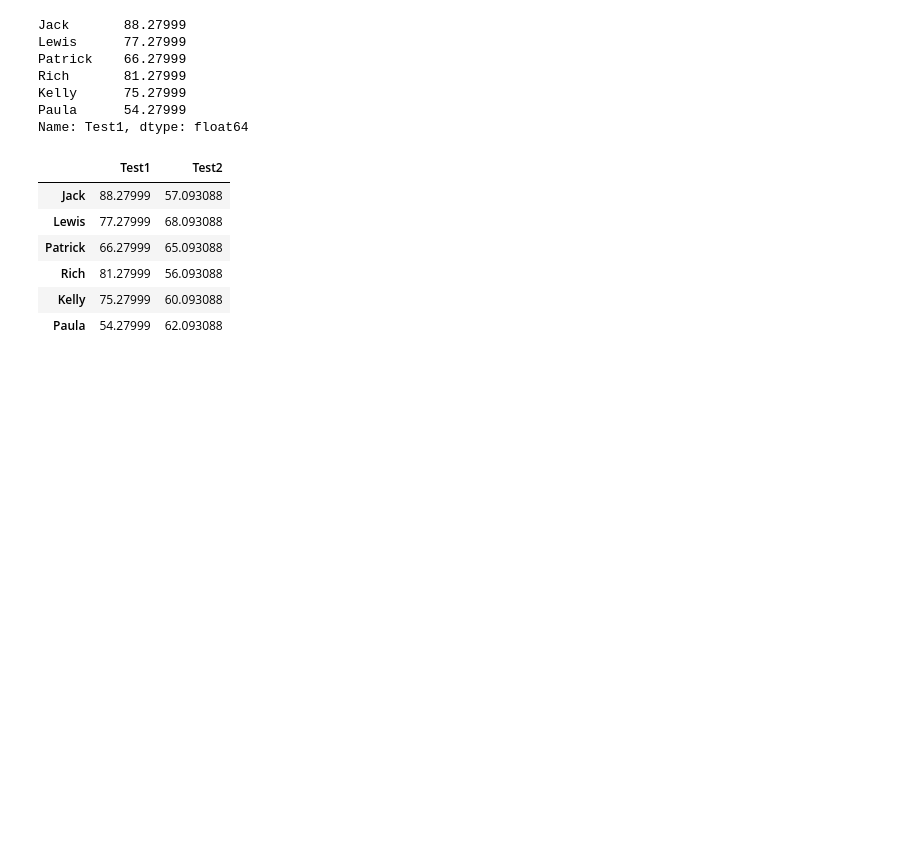
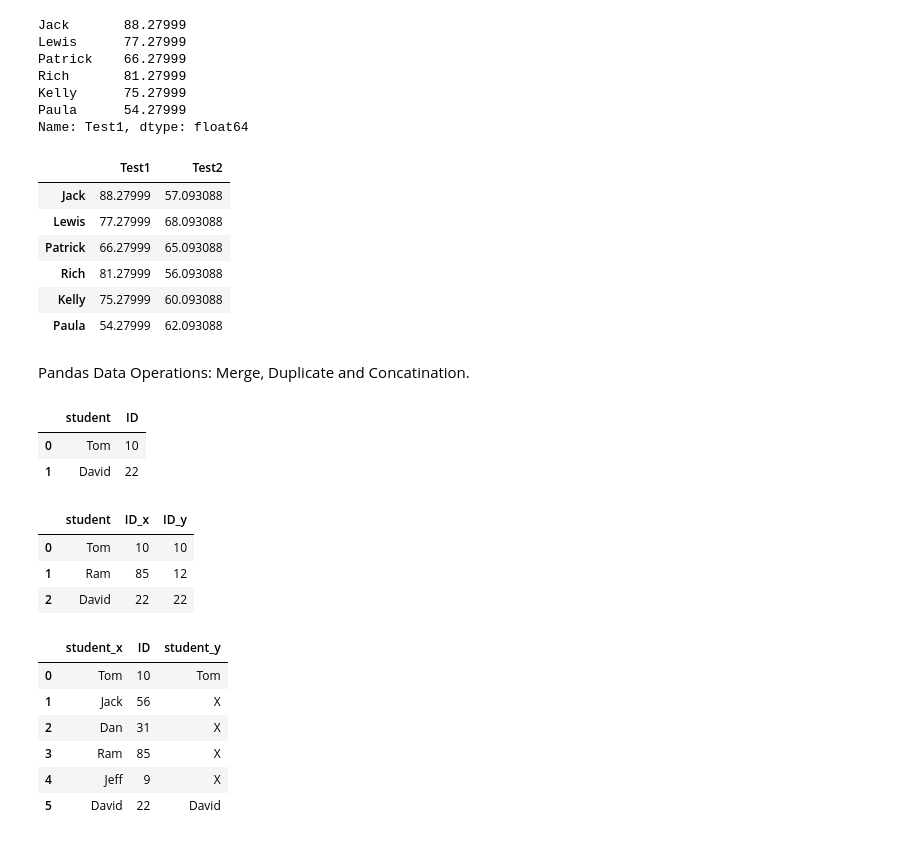
Before and after one commit to shubhpanchal/Pandas, a Jupyter notebook: Pandas.ipynb, the cells around one changed output. Saved outputs shown, nothing was run; the diff lists cells and outputs as text; code cells hidden in the pictures; blank space fills up the shorter version.

```diff
--- a/Pandas.ipynb
+++ b/Pandas.ipynb
@@ -543,3 +543,5 @@ stanrdizeTestScores(df_testScores)
 | Rich | 81.27999 | 56.093088 |
 | Kelly | 75.27999 | 60.093088 |
 | Paula | 54.27999 | 62.093088 |
+# %% [markdown]
+Pandas Data Operations: Merge, Duplicate and Concatination.
@@ -545,0 +558,25 @@ stanrdizeTestScores(df_testScores)
+# %%
+merged
+# %% [output]
+|  | student | ID |
+| 0 | Tom | 10 |
+| 1 | David | 22 |
+# %%
+#merge with key on students
+pd.merge(maths, science, on='student')
+# %% [output]
+|  | student | ID_x | ID_y |
+| 0 | Tom | 10 | 10 |
+| 1 | Ram | 85 | 12 |
+| 2 | David | 22 | 22 |
+# %%
+#merge left join on key id and also fill NaN values with x
+pd.merge(maths, science, on='ID',how='left').fillna('X')
+# %% [output]
+|  | student_x | ID | student_y |
+| 0 | Tom | 10 | Tom |
+| 1 | Jack | 56 | X |
+| 2 | Dan | 31 | X |
+| 3 | Ram | 85 | X |
+| 4 | Jeff | 9 | X |
+| 5 | David | 22 | David |
```
Also changed, not shown: parts of 10 cells of this notebook.
